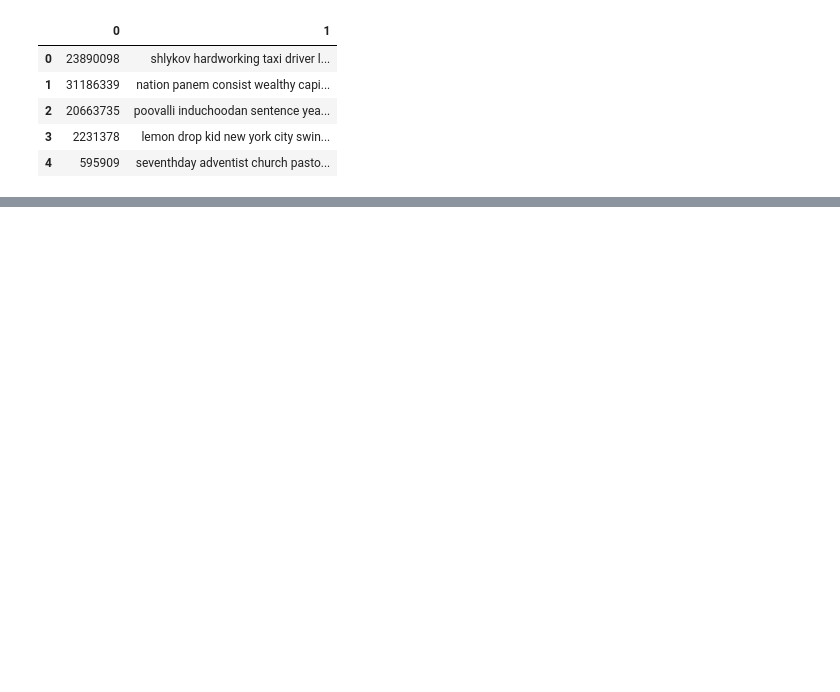
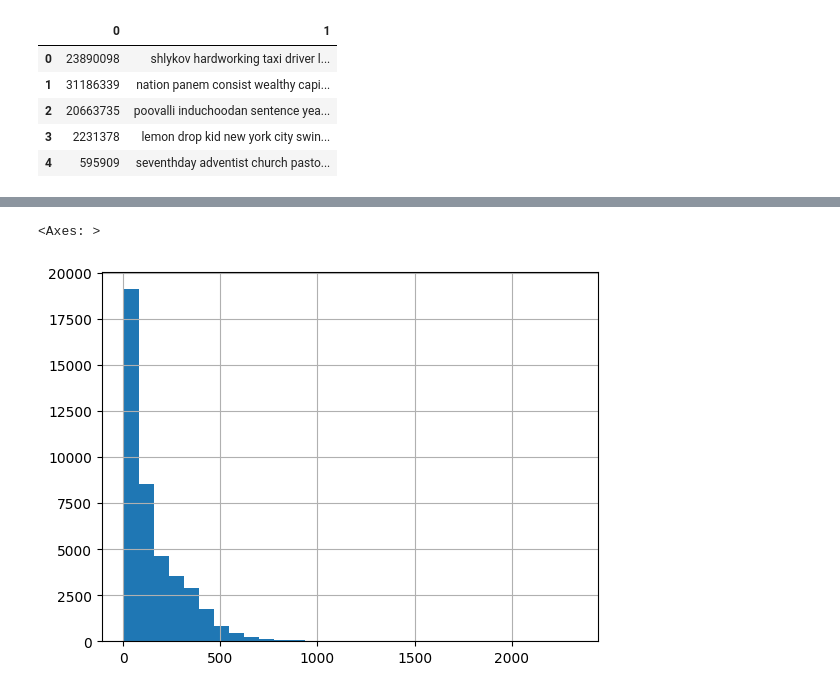
Before and after one commit to MatthiasRemta/NLP_Project, a Jupyter notebook: Cleaning_and_EDA.ipynb, the cells around one changed output, grey strips where cells are left out. Drawn from its saved outputs; the diff is of its cells as text; code cells hidden in the pictures; blank space fills up the shorter version.

```diff
--- a/Cleaning_and_EDA.ipynb
+++ b/Cleaning_and_EDA.ipynb
@@ -167,0 +195,5 @@ generate_wordcloud(df_dtm.iloc[0], 'Wordcloud')
+# %%
+df_plot_summary['1'].str.split().map(lambda x: len(x)).hist(bins=30)
+# %% [output]
+<Axes: >
+[figure, added]
```
Also changed, not shown: parts of 7 cells of this notebook, 1 other file.
